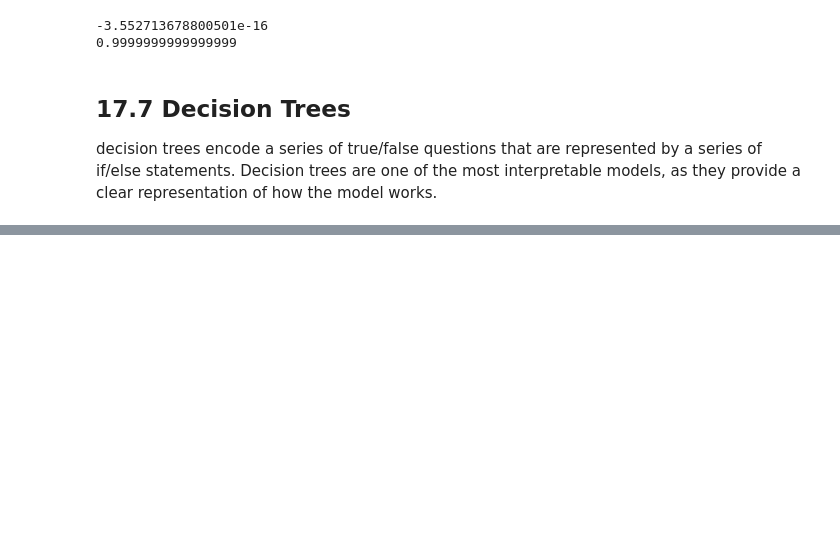
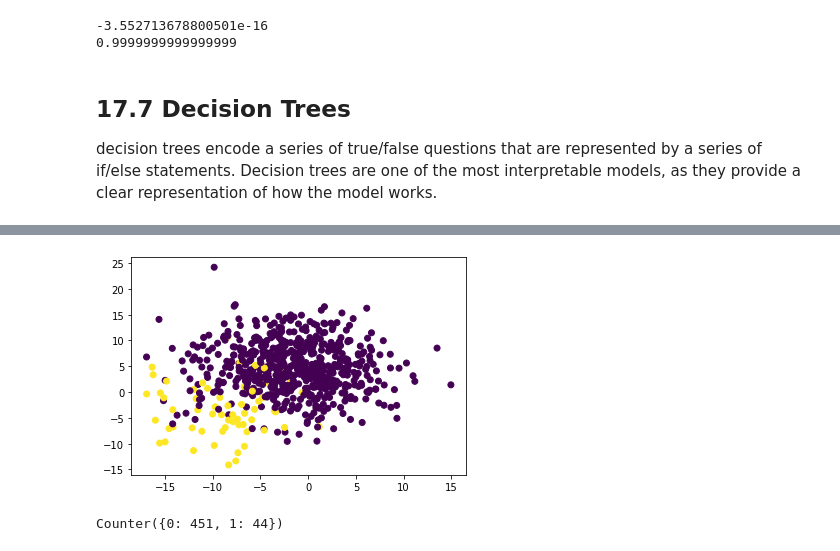
Before and after one commit to sbaik97/Supervised_Machine_Learning, a Jupyter notebook: Practice/17 Supervised ML practice.ipynb, the cells around one changed output, grey strips where cells are left out. Cells and saved outputs as stored; diff of their text form; code cells hidden in the pictures; blank space fills up the shorter version.

```diff
--- a/Practice/17 Supervised ML practice.ipynb
+++ b/Practice/17 Supervised ML practice.ipynb
@@ -733,0 +1205,15 @@ decision trees encode a series of true/false questions that are represented by a
+# %%
+# unbalanced dataset with two classes is artificially created and plotted,
+X, y = make_blobs(n_samples = [600, 60], random_state=1, cluster_std=5)
+plt.scatter(X[:,0], X[:,1], c=y)
+plt.show()
+# %% [output]
+[figure, added]
+# %%
+# split into training and testing sets.
+from sklearn.model_selection import train_test_split
+X_train, X_test, y_train, y_test = train_test_split(X, y, random_state=1)
+# Python's Counter module con􀂦rms the imbalance in the training set.
+Counter(y_train)
+# %% [output]
+Counter({0: 451, 1: 44})
```
Also changed, not shown: parts of 71 cells of this notebook, 21 other files.
